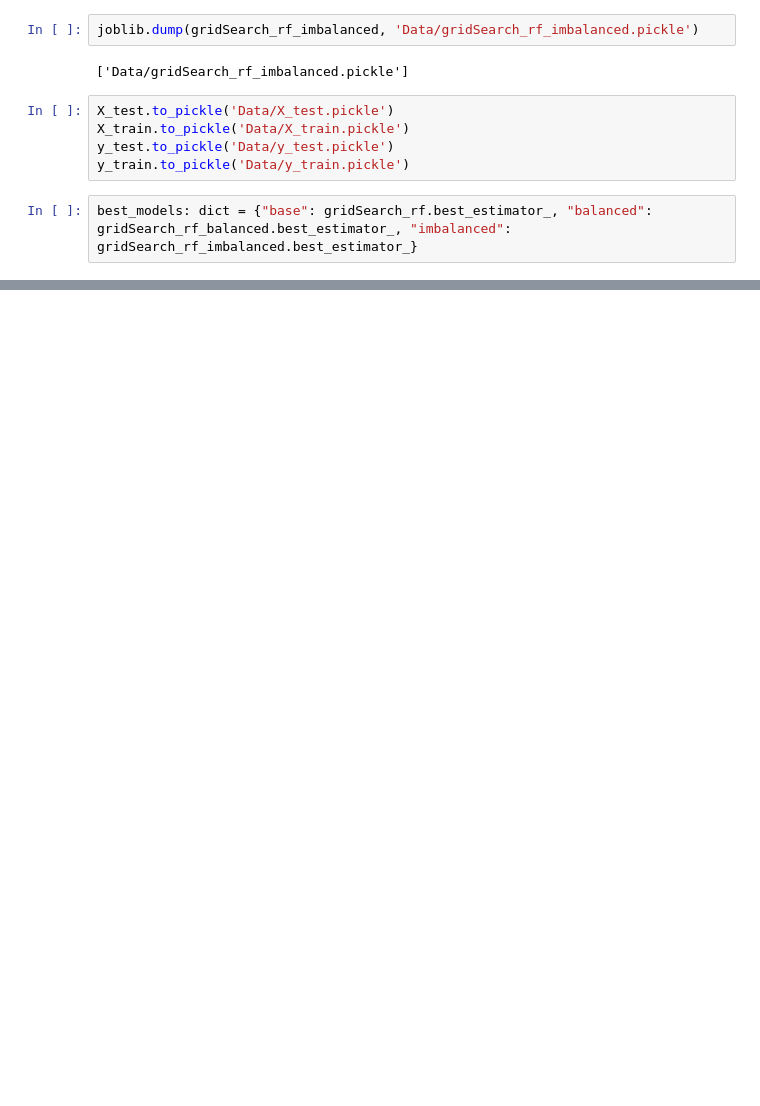
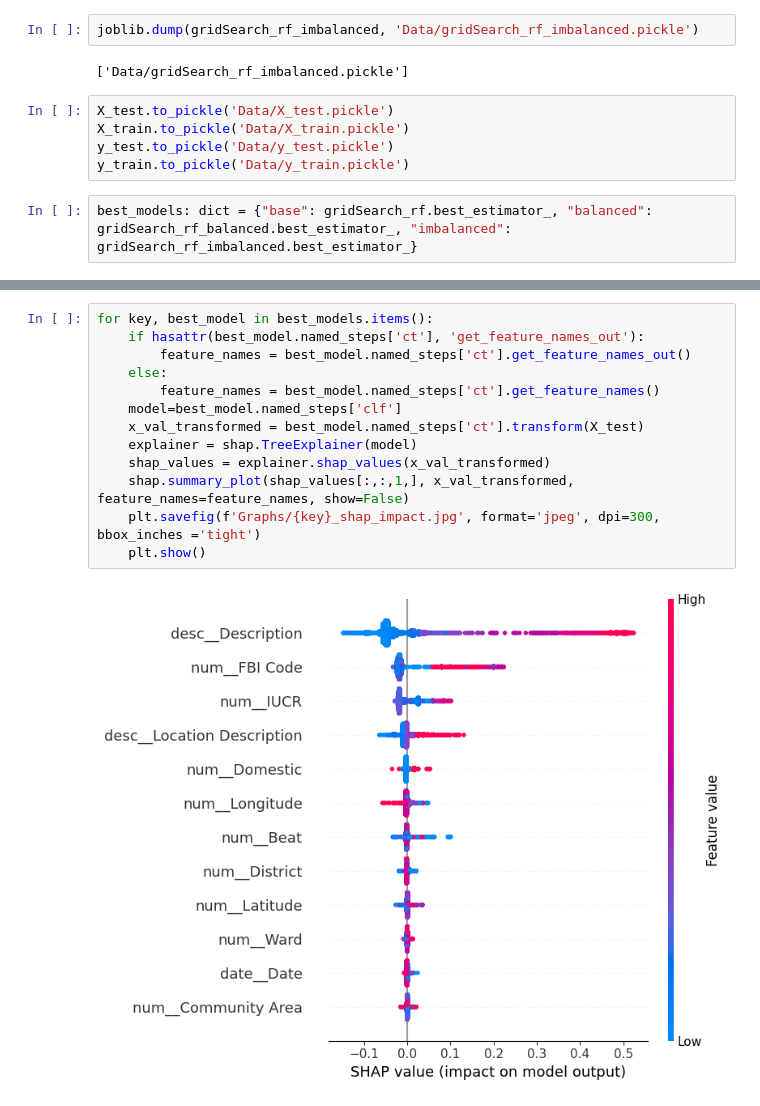
Before and after one commit to Eleninja102/Math4750-Final-Project-Data-Modeling, a Jupyter notebook: Chicago Crime.ipynb, the cells around one changed output, grey strips where cells are left out. Drawn from its saved outputs; the diff is of its cells as text; blank space fills up the shorter version.

```diff
--- a/Chicago Crime.ipynb
+++ b/Chicago Crime.ipynb
@@ -269,0 +285,15 @@ for key, best_model in best_models.items():
+# %%
+for key, best_model in best_models.items():
+    if hasattr(best_model.named_steps['ct'], 'get_feature_names_out'):
+        feature_names = best_model.named_steps['ct'].get_feature_names_out()
+    else:
+        feature_names = best_model.named_steps['ct'].get_feature_names()
+    model=best_model.named_steps['clf']
+    x_val_transformed = best_model.named_steps['ct'].transform(X_test)
+    explainer = shap.TreeExplainer(model)
+    shap_values = explainer.shap_values(x_val_transformed)
+    shap.summary_plot(shap_values[:,:,1,], x_val_transformed, feature_names=feature_names, show=False)
+    plt.savefig(f'Graphs/{key}_shap_impact.jpg', format='jpeg', dpi=300, bbox_inches ='tight')
+    plt.show()
+# %% [output]
+[figure, added]
```
Also changed, not shown: parts of 6 cells of this notebook, 8 other files.
